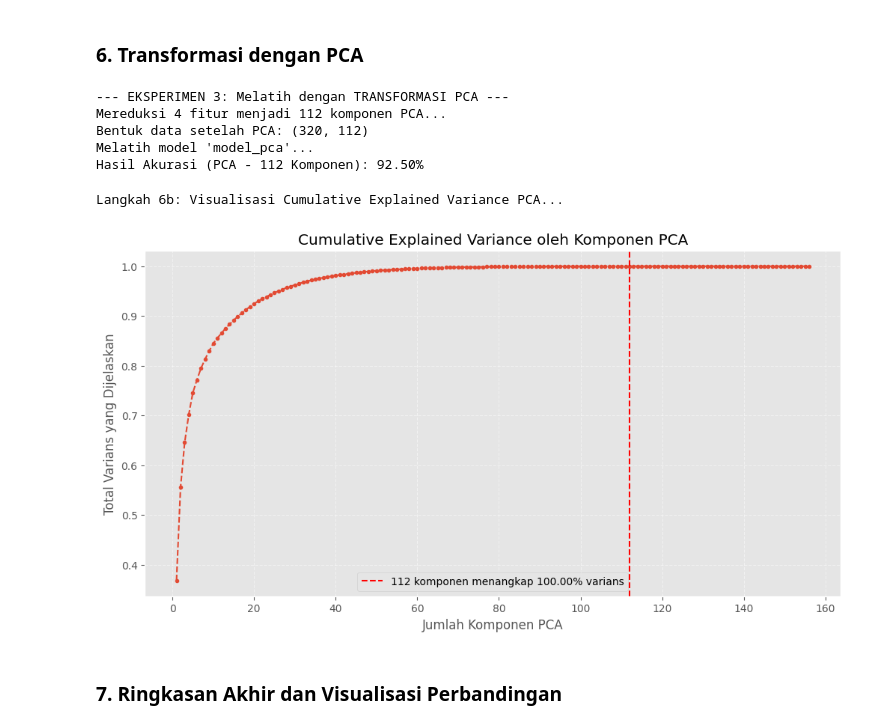
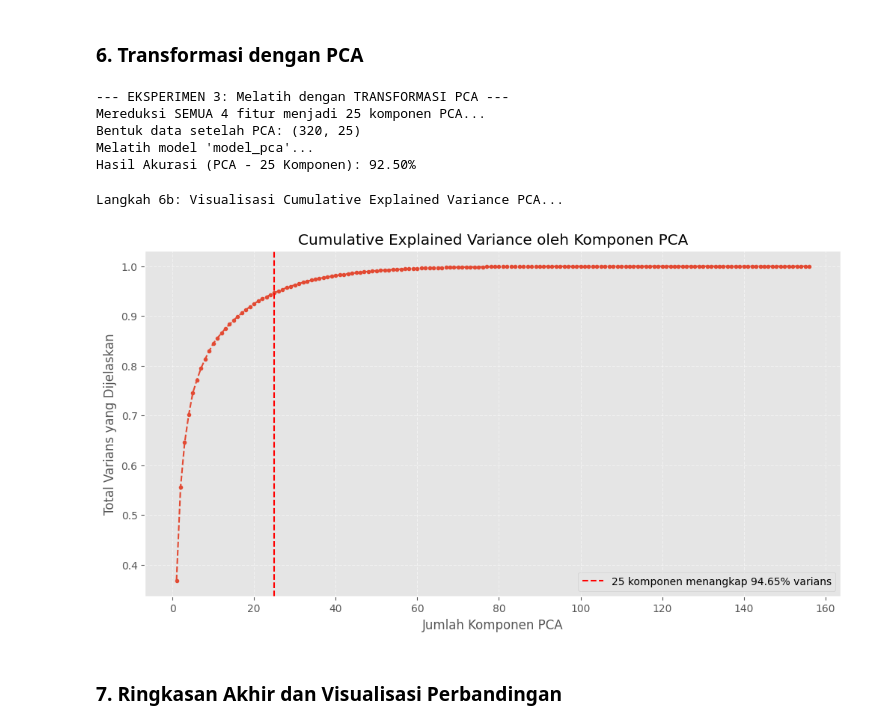
Before and after one commit to AbdiadhaSyabirin19/sound_analysis_system, a Jupyter notebook: test.ipynb, the cells around one changed output. Drawn from its saved outputs; the diff is of its cells as text; code cells hidden in the pictures.

```diff
--- a/test.ipynb
+++ b/test.ipynb
@@ -164,6 +164,10 @@ Hasil Akurasi (Semua Fitur): 96.25%
 # %%
 print(f"\n--- EKSPERIMEN 2: Mencari 'k' Fitur Terbaik ---")
 print("Langkah 5a: Menghitung ranking fitur (Information Gain)...")
+
+# --- PERUBAHAN 1: Tentukan threshold ---
+threshold = 0.5
+print(f"Menggunakan threshold Information Gain: {threshold}")
 
 # Hitung skor IG pada data latih (non-scaled)
 feature_scores = mutual_info_classif(X_train, y_train)
@@ -171,14 +175,15 @@ feature_scores = mutual_info_classif(X_train, y_train)
 # --- MEMBUAT DAFTAR PERINGKAT ---
 # Gabungkan nama fitur dan skor
 combined_features = list(zip(feature_scores, feature_names))
-# Filter yang skornya > 0
-filtered_features = [item for item in combined_features if item[0] > 0]
-# Urutkan dari skor tertinggi ke terendah
+
+# --- PERUBAHAN 2: Filter yang skornya >= threshold ---
+filtered_features = [item for item in combined_features if item[0] >= threshold]
 sorted_features = sorted(filtered_features, key=lambda x: x[0], reverse=True)
 # ------------------------------
 
 # --- MEMFILTER DATA UNTUK LOOPING (Bagian 5c) ---
-fitur_penting_mask = feature_scores > 0
+# --- PERUBAHAN 2: Gunakan threshold untuk mask ---
+fitur_penting_mask = feature_scores >= threshold
 X_train_filtered = X_train[:, fitur_penting_mask]
 X_test_filtered = X_test[:, fitur_penting_mask]
 
@@ -186,7 +191,7 @@ max_features_to_test = X_train_filtered.shape[1]
 fitur_dihapus = X.shape[1] - max_features_to_test
 
 print(f"Fitur asli: {X.shape[1]}")
-print(f"Fitur dihapus (skor 0): {fitur_dihapus}")
+print(f"Fitur dihapus (skor < {threshold}): {fitur_dihapus}")
 print(f"Sisa fitur untuk diuji: {max_features_to_test}")
 
 # Scaling data yang SUDAH difilter
@@ -197,21 +202,20 @@ X_test_loop_scaled = scaler_loop.transform(X_test_filtered)
 
 # --- (Bagian 5b) Menampilkan Daftar Peringkat Fitur ---
 print("\n" + "="*70)
-print(f"Langkah 5b: Daftar Peringkat Fitur (Skor Information Gain > 0)")
+print(f"Langkah 5b: Daftar Peringkat Fitur (Skor IG >= {threshold})")
 print("="*70)
 print(f"{'Peringkat':<10} | {'Skor IG':<15} | {'Nama Fitur'}")
 print("-" * 70)
 
-for i, (score, name) in enumerate(sorted_features):
-    if i < 30: # Tampilkan 30 teratas
+# --- PERUBAHAN 3: Tampilkan KESELURUHAN list ranking ---
+if sorted_features:
+    for i, (score, name) in enumerate(sorted_features):
         print(f"{i+1:<10} | {score:<15.6f} | {name}")
-    elif i == 30:
-        print("...")
-if sorted_features:
-    print(f"{len(sorted_features):<10} | {sorted_features[-1][0]:<15.6f} | {sorted_features[-1][1]}") # Tampilkan yang terakhir
+else:
+    print(f"Tidak ada fitur yang memiliki skor >= {threshold}.")
 
 print("-" * 70)
-print(f"Total {len(sorted_features)} fitur memiliki skor > 0.")
+print(f"Total {len(sorted_features)} fitur memiliki skor >= {threshold}.")
 # %% [output]
 --- EKSPERIMEN 2: Mencari 'k' Fitur Terbaik ---
 Langkah 5a: Menghitung ranking fitur (Information Gain)...
@@ -297,56 +301,64 @@ print(f"\n--- EKSPERIMEN 3: Melatih dengan TRANSFORMASI PCA ---")
 
 # Kita samakan jumlah komponennya dengan 'best_k' agar adil
 n_components_pca = best_k
-print(f"Mereduksi {N_FEATURES} fitur menjadi {n_components_pca} komponen PCA...")
 
-# 1. Buat dan fit PCA (pada data scaled dari Eksperimen 1)
-pca = PCA(n_components=n_components_pca, random_state=42)
-X_train_pca = pca.fit_transform(X_train_scaled_all)
-X_test_pca = pca.transform(X_test_scaled_all)
+# Cek jika best_k = 0 (tidak ada fitur lolos threshold)
+if n_components_pca == 0:
+    print("PCA dilewati karena best_k = 0.")
+    acc_pca = 0.0
+else:
+    print(f"Mereduksi SEMUA {N_FEATURES} fitur menjadi {n_components_pca} komponen PCA...")
 
-print(f"Bentuk data setelah PCA: {X_train_pca.shape}")
+    # 1. Buat dan fit PCA (pada data scaled dari Eksperimen 1)
+    pca = PCA(n_components=n_components_pca, random_state=42)
+    X_train_pca = pca.fit_transform(X_train_scaled_all) # <-- Menggunakan data LENGKAP
+    X_test_pca = pca.transform(X_test_scaled_all) # <-- Menggunakan data LENGKAP
 
-# 2. Latih model BARU
-print("Melatih model 'model_pca'...")
-model_pca = RandomForestClassifier(n_estimators=100, random_state=42, n_jobs=-1)
-model_pca.fit(X_train_pca, y_train)
+    print(f"Bentuk data setelah PCA: {X_train_pca.shape}")
 
-# 3. Prediksi dan hitung akurasi
-y_pred_pca = model_pca.predict(X_test_pca)
-acc_pca = accuracy_score(y_test, y_pred_pca)
+    # 2. Latih model BARU
+    print("Melatih model 'model_pca'...")
+    model_pca = RandomForestClassifier(n_estimators=100, random_state=42, n_jobs=-1)
+    model_pca.fit(X_train_pca, y_train)
+
+    # 3. Prediksi dan hitung akurasi
+    y_pred_pca = model_pca.predict(X_test_pca)
+    acc_pca = accuracy_score(y_test, y_pred_pca)
 
 print(f"Hasil Akurasi (PCA - {n_components_pca} Komponen): {acc_pca * 100:.2f}%")
 # %% [output]
 --- EKSPERIMEN 3: Melatih dengan TRANSFORMASI PCA ---
-Mereduksi 4 fitur menjadi 112 komponen PCA...
-Bentuk data setelah PCA: (320, 112)
+Mereduksi SEMUA 4 fitur menjadi 25 komponen PCA...
+Bentuk data setelah PCA: (320, 25)
 Melatih model 'model_pca'...
-Hasil Akurasi (PCA - 112 Komponen): 92.50%
+Hasil Akurasi (PCA - 25 Komponen): 92.50%
 # %%
 print("Langkah 6b: Visualisasi Cumulative Explained Variance PCA...")
 
 # Kita fit PCA baru (tanpa batas komponen) untuk melihat sebaran varians
 pca_plot = PCA(n_components=None, random_state=42)
-pca_plot.fit(X_train_scaled_all)
+pca_plot.fit(X_train_scaled_all) # <-- Menggunakan data LENGKAP
 
 # Hitung kumulatif varians
 cumulative_variance = np.cumsum(pca_plot.explained_variance_ratio_)
 
 plt.figure(figsize=(12, 6))
 plt.plot(range(1, len(cumulative_variance) + 1), cumulative_variance, marker='.', linestyle='--')
 plt.title('Cumulative Explained Variance oleh Komponen PCA')
 plt.xlabel('Jumlah Komponen PCA')
 plt.ylabel('Total Varians yang Dijelaskan')
 plt.grid(True, linestyle='--', alpha=0.5)
 
 # Tandai di mana 'n' yang kita pilih berada
-plt.axvline(x=n_components_pca, color='red', linestyle='--',
-            label=f'{n_components_pca} komponen menangkap {cumulative_variance[n_components_pca-1]*100:.2f}% varians')
-plt.legend(loc='best')
+if n_components_pca > 0:
+    plt.axvline(x=n_components_pca, color='red', linestyle='--',
+                label=f'{n_components_pca} komponen menangkap {cumulative_variance[n_components_pca-1]*100:.2f}% varians')
+    plt.legend(loc='best')
+
 plt.show()
 # %% [output]
 Langkah 6b: Visualisasi Cumulative Explained Variance PCA...
-[figure, old version]
+[figure, new version]
 # %% [markdown]
 ### **7. Ringkasan Akhir dan Visualisasi Perbandingan**
 # %%
```
Also changed, not shown: parts of 6 cells of this notebook, 5 other files.
